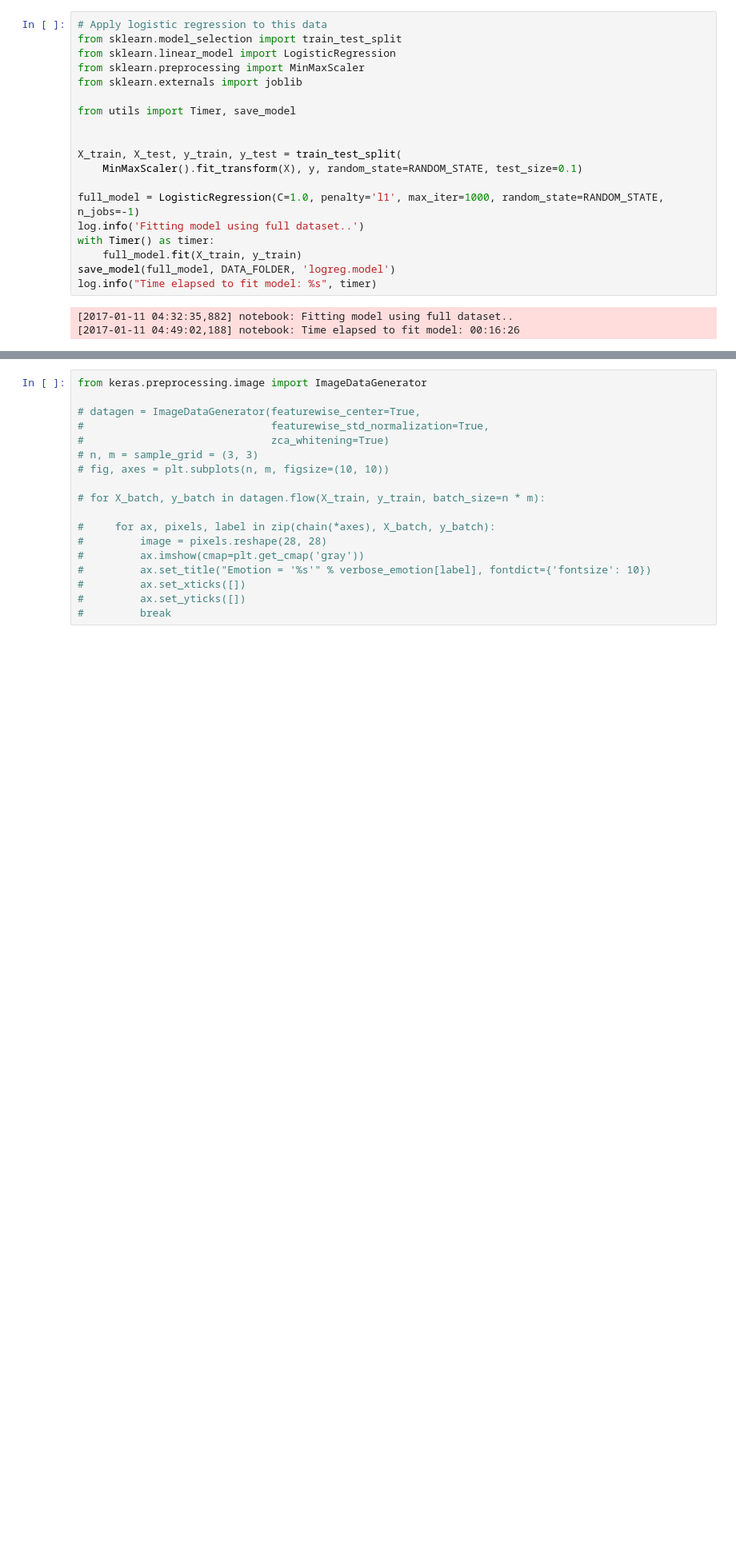
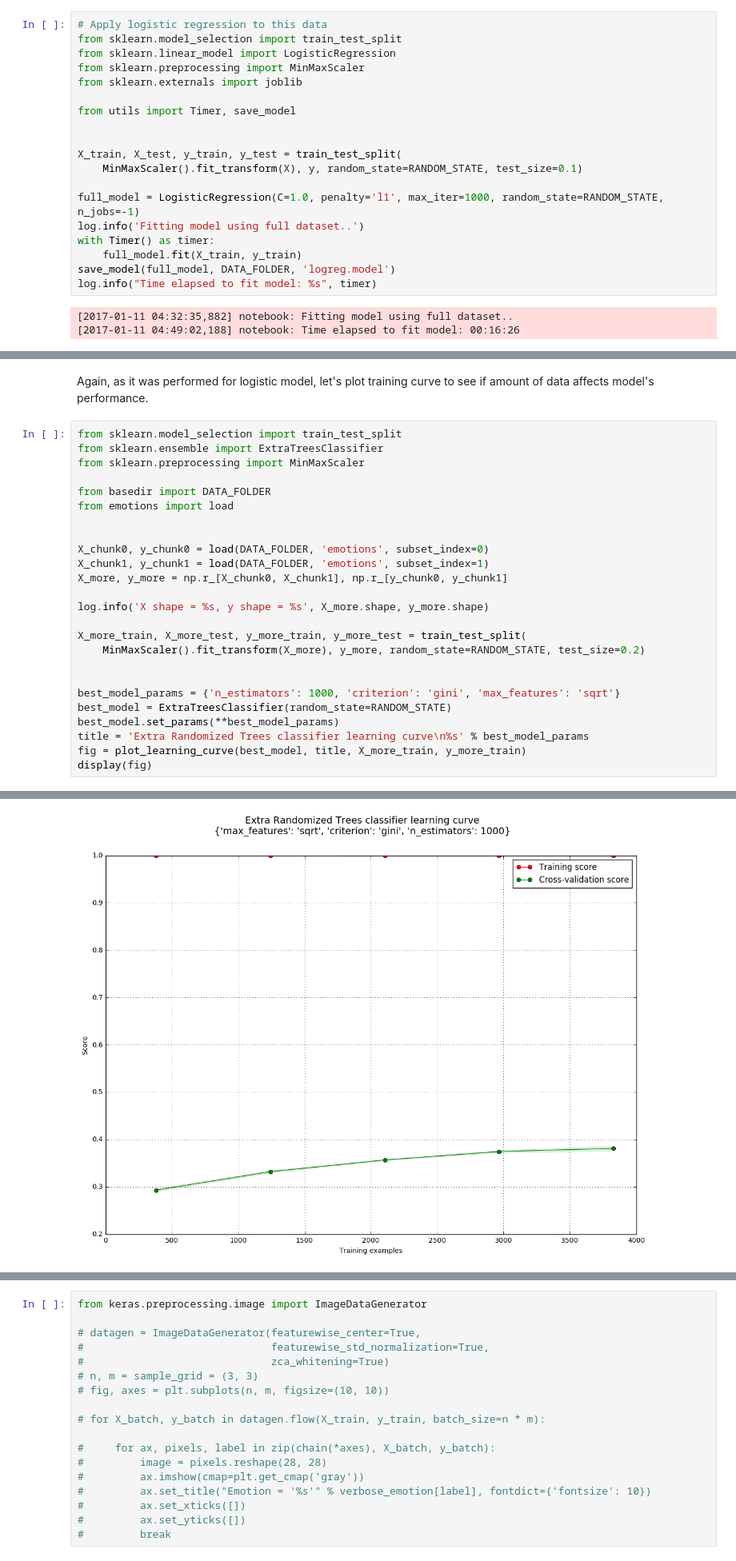
Before and after one commit to devforfu/emotions, a Jupyter notebook: emotions.ipynb, the cells around one changed output, grey strips where cells are left out. Shown at 80% size. Saved outputs shown, nothing was run; the diff lists cells and outputs as text; blank space fills up the shorter version.

```diff
--- a/emotions.ipynb
+++ b/emotions.ipynb
@@ -446,0 +512,28 @@ random_forest = RandomForestClassifier()
+# %% [markdown]
+Again, as it was performed for logistic model, let's plot training curve to see if amount of data affects model's performance.
+# %%
+from sklearn.model_selection import train_test_split
+from sklearn.ensemble import ExtraTreesClassifier
+from sklearn.preprocessing import MinMaxScaler
+
+from basedir import DATA_FOLDER
+from emotions import load
+
+
+X_chunk0, y_chunk0 = load(DATA_FOLDER, 'emotions', subset_index=0)
+X_chunk1, y_chunk1 = load(DATA_FOLDER, 'emotions', subset_index=1)
+X_more, y_more = np.r_[X_chunk0, X_chunk1], np.r_[y_chunk0, y_chunk1]
+
+log.info('X shape = %s, y shape = %s', X_more.shape, y_more.shape)
+
+X_more_train, X_more_test, y_more_train, y_more_test = train_test_split(
+    MinMaxScaler().fit_transform(X_more), y_more, random_state=RANDOM_STATE, test_size=0.2)
+
+
+best_model_params = {'n_estimators': 1000, 'criterion': 'gini', 'max_features': 'sqrt'}
+best_model = ExtraTreesClassifier(random_state=RANDOM_STATE)
+best_model.set_params(**best_model_params)
+title = 'Extra Randomized Trees classifier learning curve\n%s' % best_model_params
+fig = plot_learning_curve(best_model, title, X_more_train, y_more_train)
+display(fig)
+# %% [output]
@@ -446,0 +541 @@ random_forest = RandomForestClassifier()
+[figure, added]
```
Also changed, not shown: parts of 16 cells of this notebook, 1 other file.
